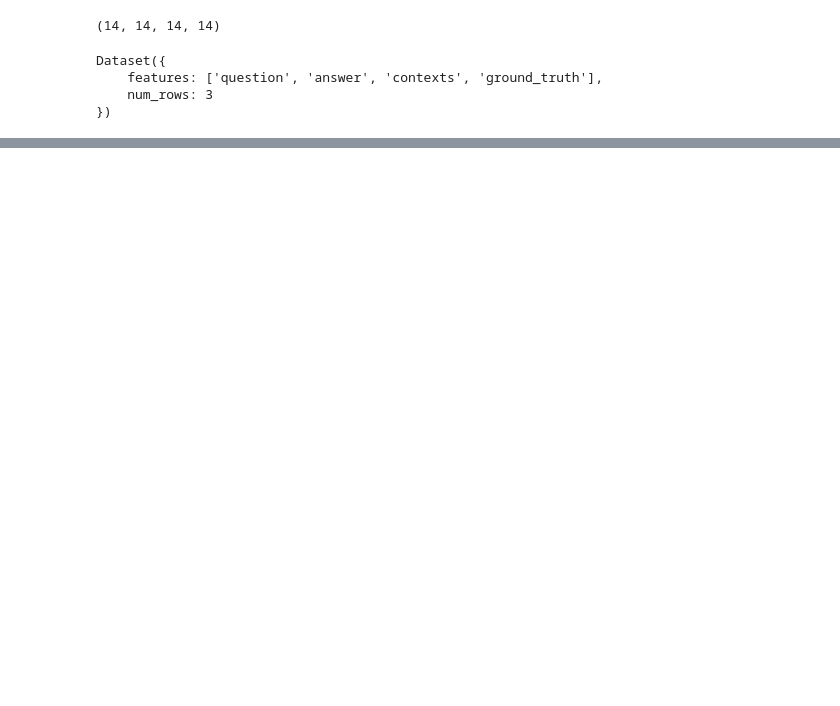
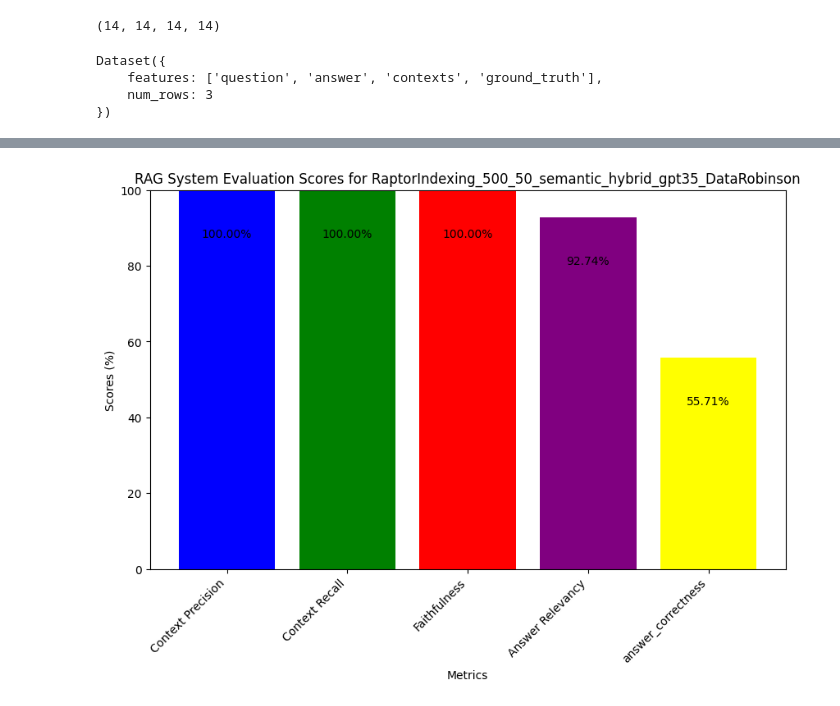
Before and after one commit to dev-abuke/Legal_Expert_Contract_Advisor_Using_Precision_RAG, a Jupyter notebook: notebooks/exploration/ragas_from_scratch.ipynb, the cells around one changed output, grey strips where cells are left out. Cells and saved outputs as stored; diff of their text form; code cells hidden in the pictures; blank space fills up the shorter version.

```diff
--- a/notebooks/exploration/ragas_from_scratch.ipynb
+++ b/notebooks/exploration/ragas_from_scratch.ipynb
@@ -199 +222,38 @@ Faithfulness Score ::  83.33333333333334  %
+# %%
+# calculate the average score of context precision per total score
+
+context_precision_score = RaptorIndexing_500_50_semantic_hybrid_gpt35_DataRobinson['context_precision'].sum() / RaptorIndexing_500_50_semantic_hybrid_gpt35_DataRobinson['context_precision'].count() * 100
+context_recall_score = RaptorIndexing_500_50_semantic_hybrid_gpt35_DataRobinson['context_recall'].sum() / RaptorIndexing_500_50_semantic_hybrid_gpt35_DataRobinson['context_recall'].count() * 100
+faithfulness_score = RaptorIndexing_500_50_semantic_hybrid_gpt35_DataRobinson['faithfulness'].sum() / RaptorIndexing_500_50_semantic_hybrid_gpt35_DataRobinson['faithfulness'].count() * 100
+answer_relevancy_score = RaptorIndexing_500_50_semantic_hybrid_gpt35_DataRobinson['answer_relevancy'].sum() / RaptorIndexing_500_50_semantic_hybrid_gpt35_DataRobinson['answer_relevancy'].count() * 100
+answer_correctness_score = RaptorIndexing_500_50_semantic_hybrid_gpt35_DataRobinson['answer_correctness'].sum() / RaptorIndexing_500_50_semantic_hybrid_gpt35_DataRobinson['answer_correctness'].count() * 100
+
+avg_total_score = (context_precision_score + context_recall_score + faithfulness_score + answer_relevancy_score) / 4
+
+avg_context_score = (context_precision_score + context_recall_score) / 2
+
+avg_generate_score = (faithfulness_score + answer_relevancy_score) / 2
+
+import matplotlib.pyplot as plt
+
+# Visualization
+labels = ['Context Precision', 'Context Recall', 'Faithfulness', 'Answer Relevancy', 'answer_correctness']
+scores = [context_precision_score, context_recall_score, faithfulness_score, answer_relevancy_score, answer_correctness_score]
+
+plt.figure(figsize=(10, 6))
+plt.bar(labels, scores, color=['blue', 'green', 'red', 'purple', 'yellow'])
+# tilt the x axis lables to 45 degrees
+plt.xticks(rotation=45, ha='right')
+plt.xlabel('Metrics')
+plt.ylabel('Scores (%)')
+plt.title('RAG System Evaluation Scores for RaptorIndexing_500_50_semantic_hybrid_gpt35_DataRobinson')
+plt.ylim(0, 100)
+
+# Annotate bars with scores
+for i, score in enumerate(scores):
+    plt.text(i, score - 10, f'{score:.2f}%', ha='center', va='top')  # Adding padding by increasing the y-coordinate
+
+plt.show()
+# %% [output]
+[figure, added]
 # %%
```
Also changed, not shown: parts of 14 cells of this notebook, 3 other files.
